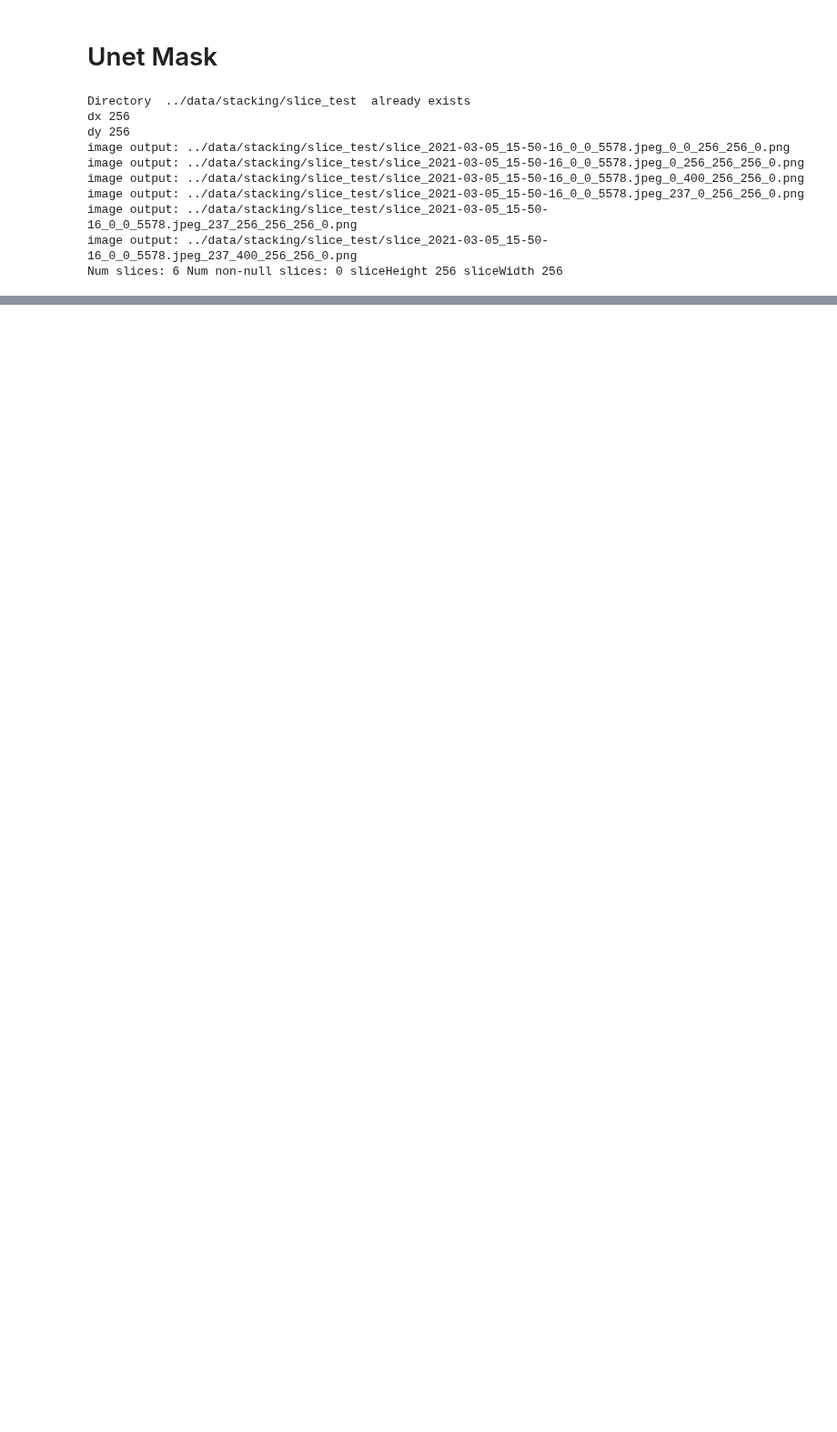
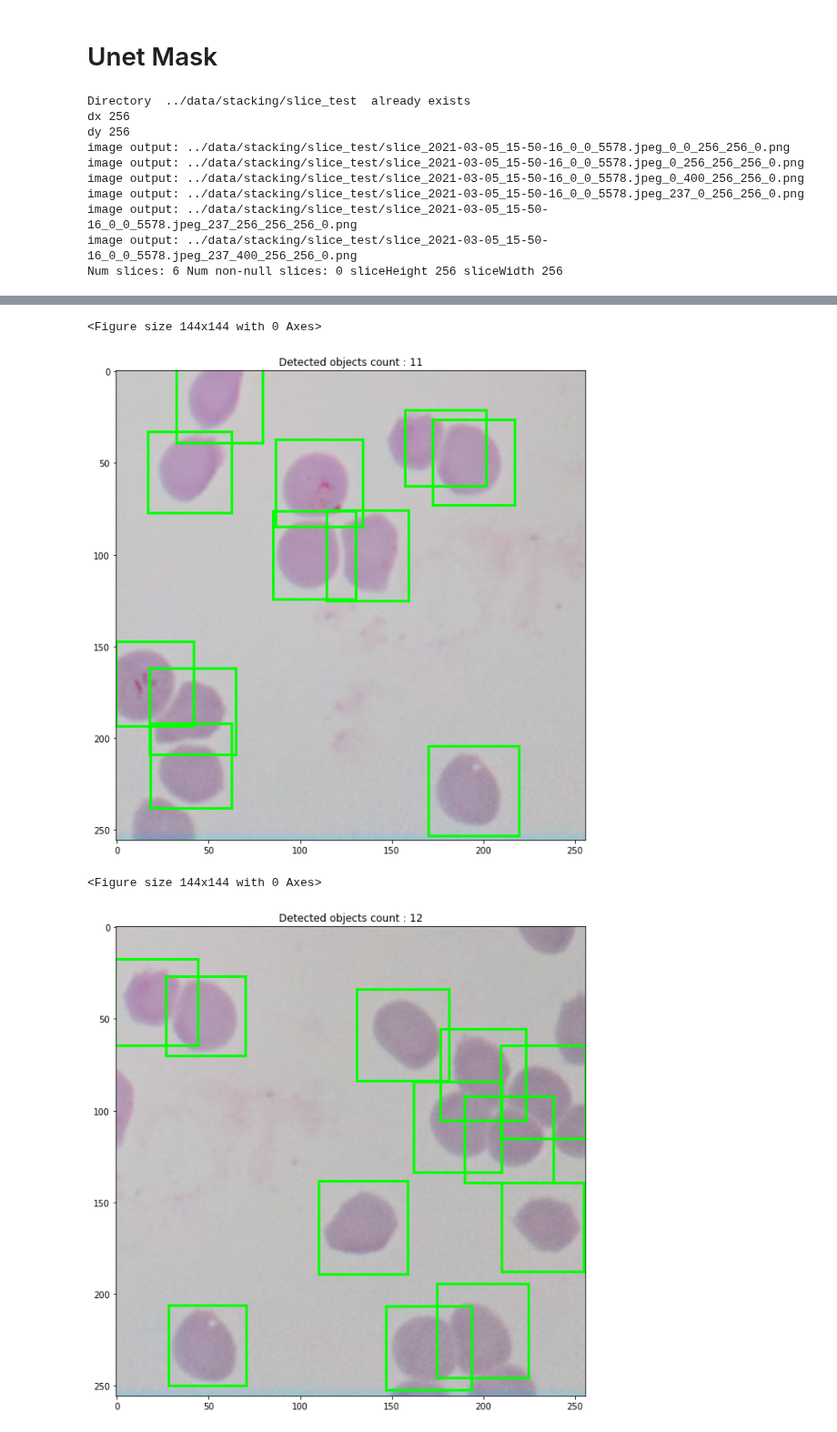
Before and after one commit to danielbarco/malatec, a Jupyter notebook: Notebooks/testing_pipeline.ipynb, the cells around one changed output, grey strips where cells are left out. Shown at 91% size. Cells and saved outputs as stored; diff of their text form; code cells hidden in the pictures; blank space fills up the shorter version.

```diff
--- a/Notebooks/testing_pipeline.ipynb
+++ b/Notebooks/testing_pipeline.ipynb
@@ -126,0 +179,10 @@ ValueError: Unknown layer: SpaceToDepth
+# %%
+score_threshold  = 0.5
+iou_threshold    = 0.45
+for img in range(0, len(imgs)):
+    pipeline.display_yolo(imgs[img], yolo_model, score_threshold, iou_threshold, plot = True)
+# %% [output]
+<Figure size 144x144 with 0 Axes>
+[figure, added]
+<Figure size 144x144 with 0 Axes>
+[figure, added]
```
Also changed, not shown: parts of 12 cells of this notebook, 2 other files.
